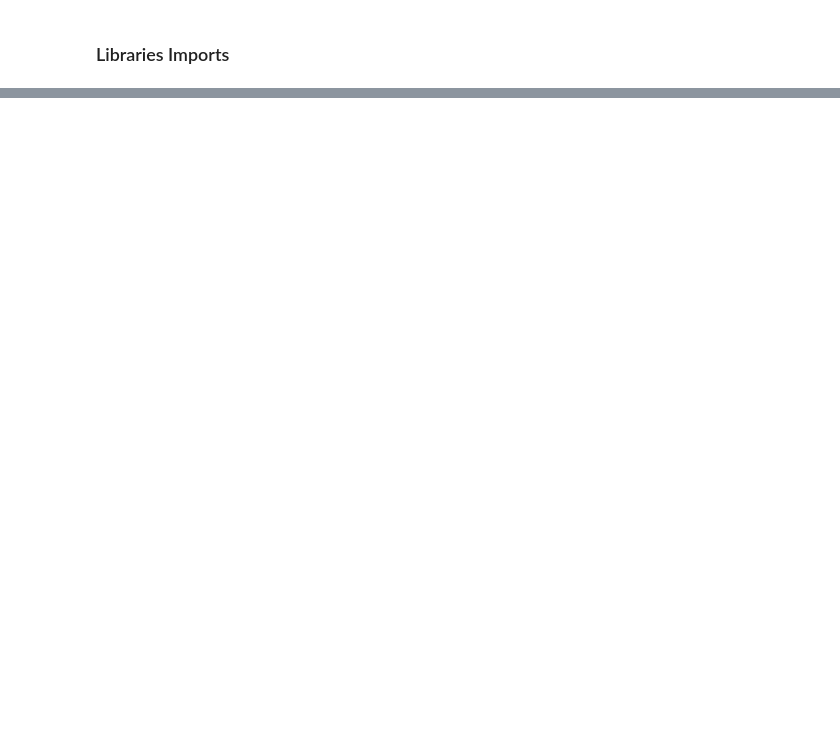
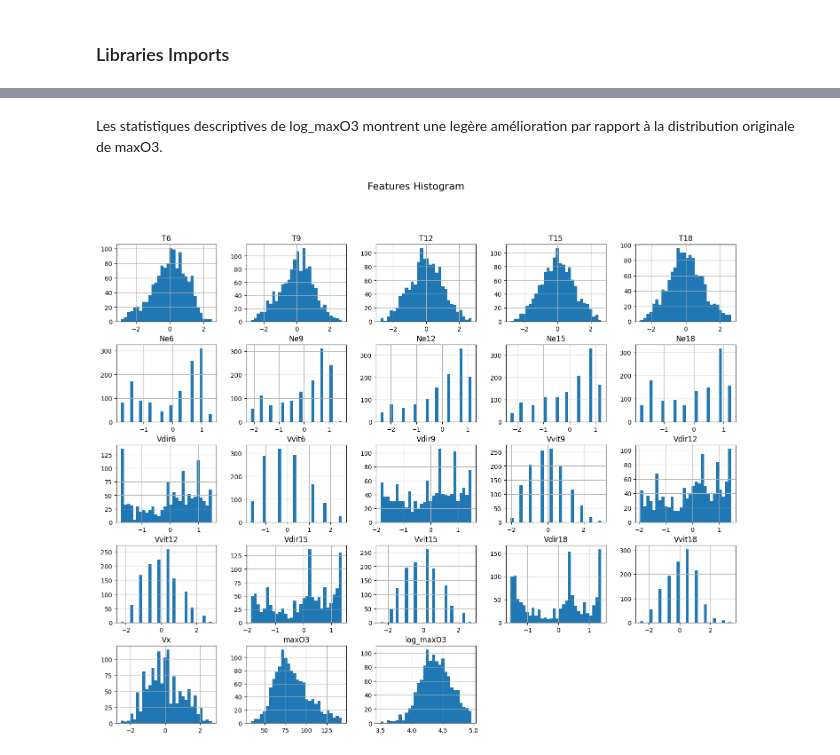
Before and after one commit to ThomasRoyer24/Projet_machine_learning_M2, a Jupyter notebook: ridge_regression.ipynb, the cells around one changed output, grey strips where cells are left out. Drawn from its saved outputs; the diff is of its cells as text; code cells hidden in the pictures; blank space fills up the shorter version.

```diff
--- a/ridge_regression.ipynb
+++ b/ridge_regression.ipynb
@@ -8,0 +89,12 @@ from sklearn.metrics import mean_squared_error, r2_score
+# %% [markdown]
+Les statistiques descriptives de log_maxO3 montrent une legère amélioration par rapport à la distribution originale de maxO3.
+# %%
+# Vizualize the data
+def plot_histograms(data):
+    data.hist(bins=30, figsize=(18, 14))
+    plt.suptitle('Features Histogram', fontsize=16)
+    plt.show()
+
+plot_histograms(ozone_data)
+# %% [output]
+[figure, added]
```
Also changed, not shown: parts of 38 cells of this notebook, 4 other files.
